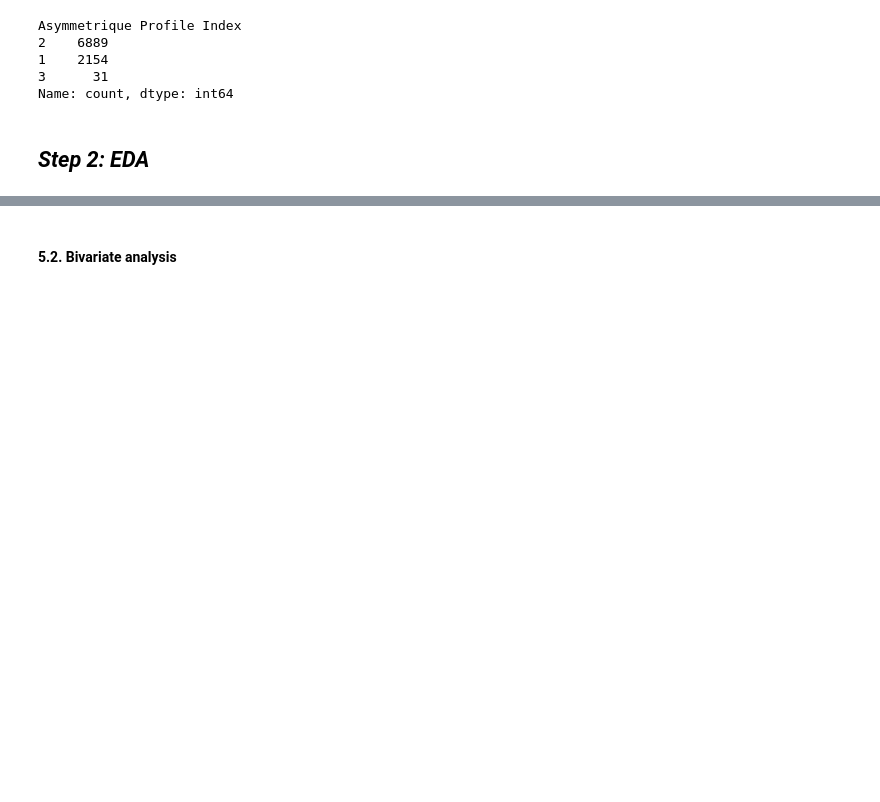
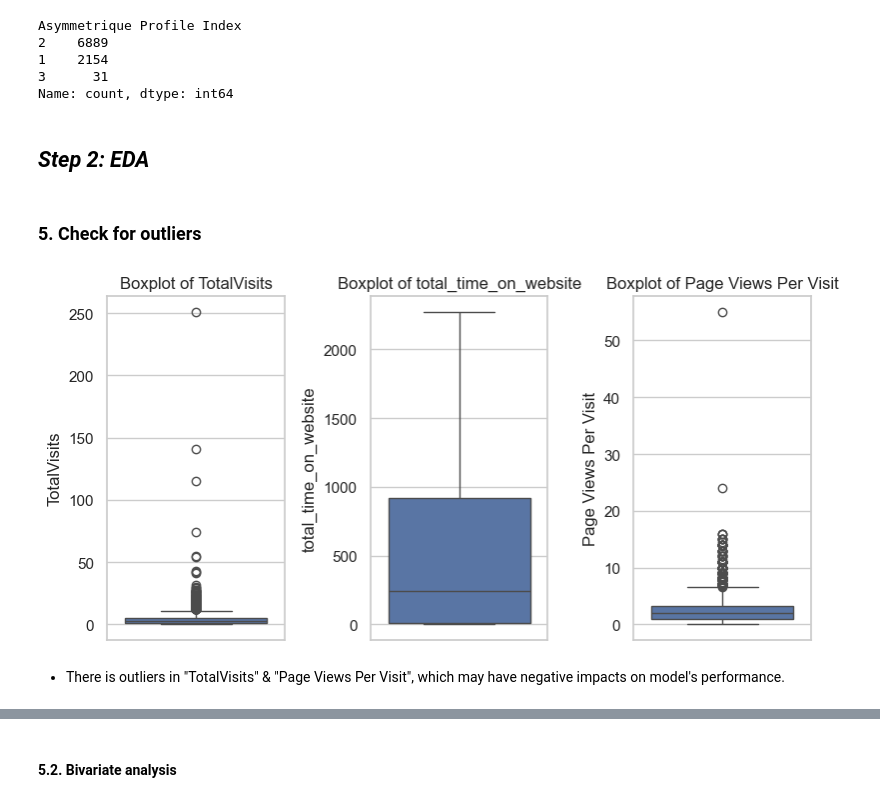
Before and after one commit to lido010209/machine-learning, a Jupyter notebook: Lead Scoring Analysis/1-data_processing.iPynb, the cells around one changed output, grey strips where cells are left out. Drawn from its saved outputs; the diff is of its cells as text; code cells hidden in the pictures; blank space fills up the shorter version.

```diff
--- a/Lead Scoring Analysis/1-data_processing.iPynb
+++ b/Lead Scoring Analysis/1-data_processing.iPynb
@@ -260,8 +260,8 @@ Is_Potential_Lead
 1    0.174567
 Name: proportion, dtype: float64
 # %%
-# column "Country" is highly skewed toward "India", and column "Prospect ID" is not needed
-leads.drop(columns=["Country", "Prospect ID"], inplace=True)
+# column "Country" is highly skewed toward "India", and columns "Prospect ID" & "Lead Number" is not needed
+leads.drop(columns=["Country", "Prospect ID", "Lead Number"], inplace=True)
 # %% [markdown]
 ### 2. Handling with missing values
 # %%
@@ -590,3 +637,24 @@ Asymmetrique Profile Index
 Name: count, dtype: int64
 # %% [markdown]
 ## *Step 2: EDA*
+# %%
+# set theme
+sns.set_theme(style="whitegrid")
+# %% [markdown]
+### 5. Check for outliers
+# %%
+# numerical columns
+num_cols = ["TotalVisits", "total_time_on_website", "Page Views Per Visit"]
+# %%
+# plot the outliers using boxplot
+plt.figure(figsize= (8, 4))
+for i, col in enumerate(num_cols, 1):
+    plt.subplot(1, 3, i)  # Adjust subplot based on the number of columns
+    sns.boxplot(y=leads[col])
+    plt.title(f'Boxplot of {col}')
+    plt.tight_layout()
+plt.show();
+# %% [output]
+[figure, added]
+# %% [markdown]
+- There is outliers in "TotalVisits" & "Page Views Per Visit", which may have negative impacts on model's performance.
```
Also changed, not shown: parts of 35 cells of this notebook.
